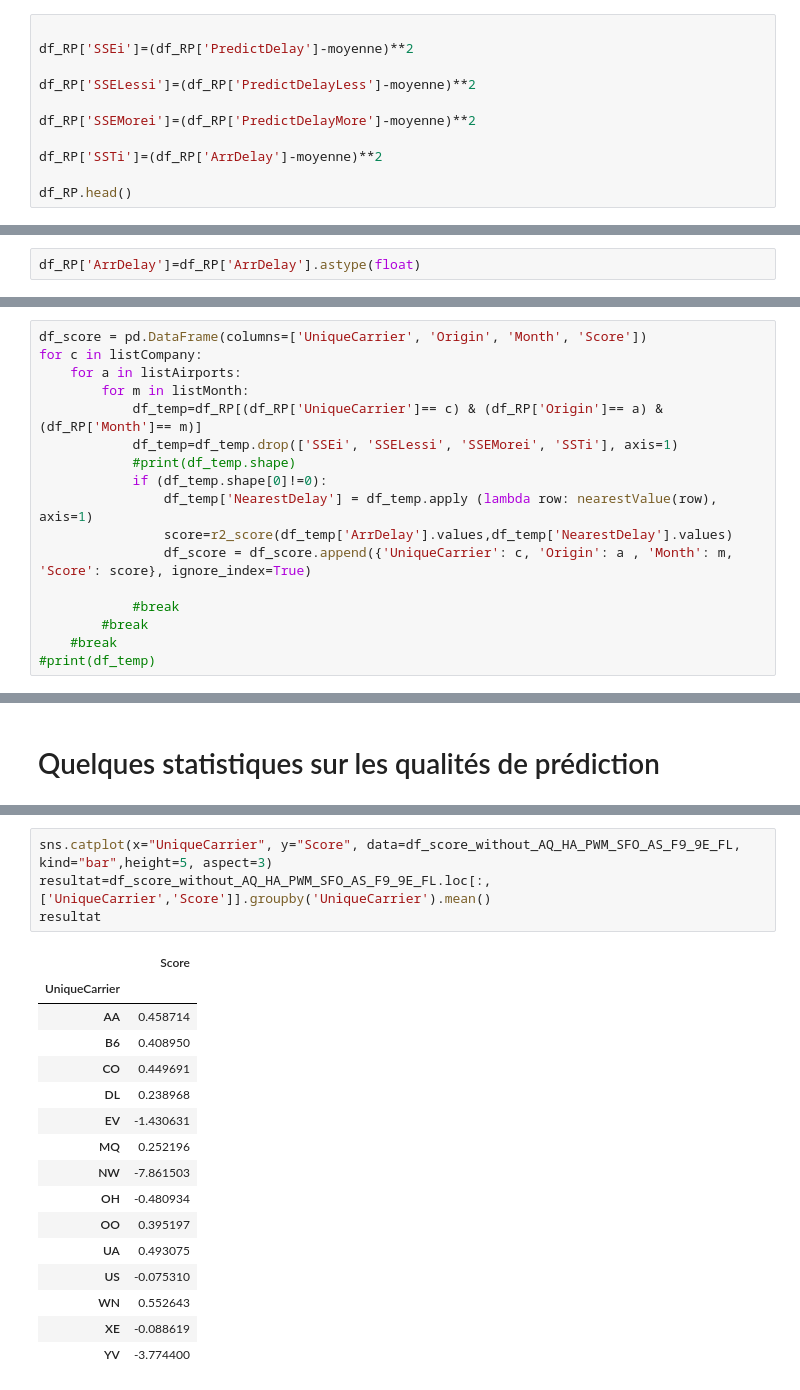
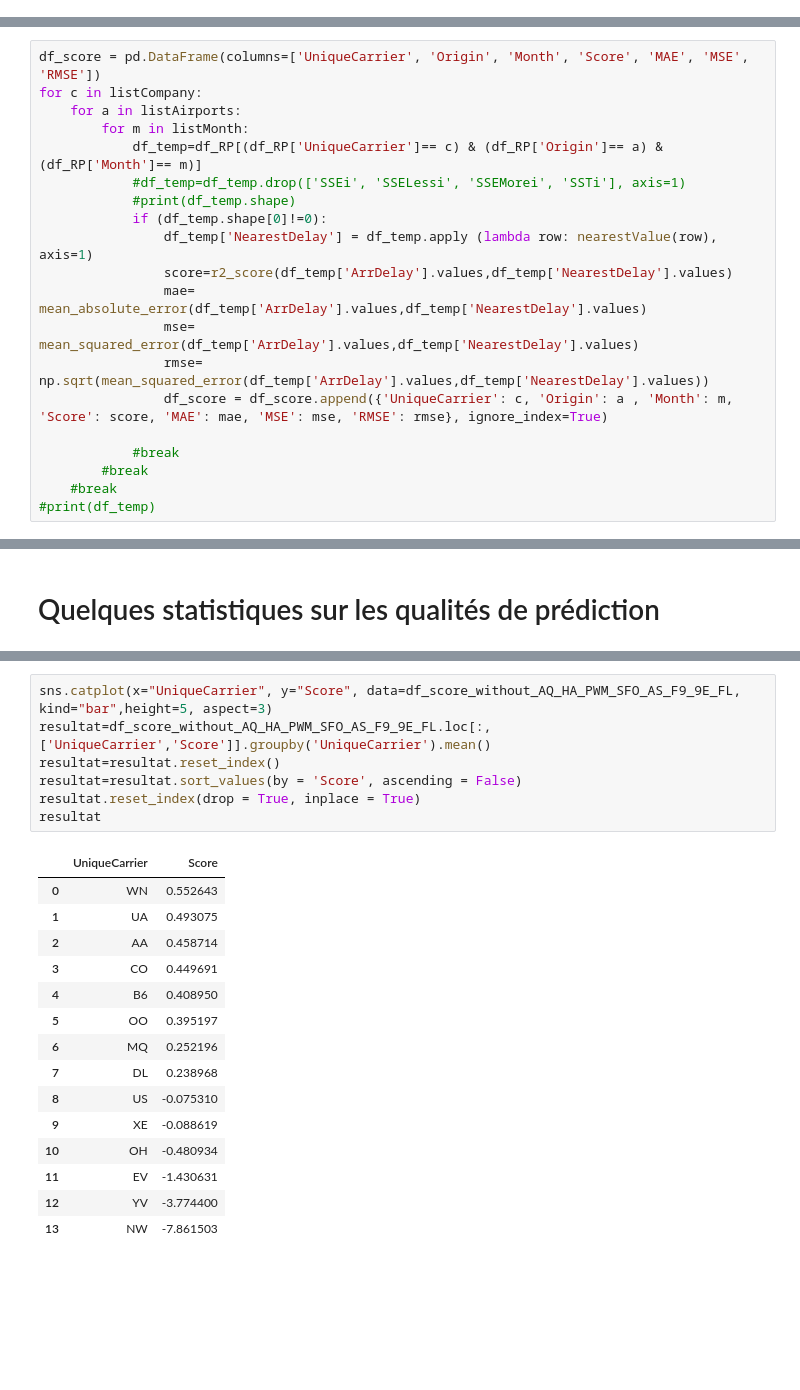
Before and after one commit to CoulibalyIsmael97/AJourneyToADataScientist, a Jupyter notebook: Prediction1_scorebyComapny_Airport_Month.ipynb, the cells around one changed output, grey strips where cells are left out. Drawn from its saved outputs; the diff is of its cells as text; blank space fills up the shorter version.

```diff
--- a/Prediction1_scorebyComapny_Airport_Month.ipynb
+++ b/Prediction1_scorebyComapny_Airport_Month.ipynb
@@ -168,11 +172,0 @@ moyenne
-# %%
-
-df_RP['SSEi']=(df_RP['PredictDelay']-moyenne)**2
-
-df_RP['SSELessi']=(df_RP['PredictDelayLess']-moyenne)**2
-
-df_RP['SSEMorei']=(df_RP['PredictDelayMore']-moyenne)**2
-
-df_RP['SSTi']=(df_RP['ArrDelay']-moyenne)**2
-
-df_RP.head()
@@ -202,2 +172,0 @@ r2_scoreMore
-# %%
-df_RP['ArrDelay']=df_RP['ArrDelay'].astype(float)
@@ -377,15 +351,18 @@ df_RP.shape
 # %%
-df_score = pd.DataFrame(columns=['UniqueCarrier', 'Origin', 'Month', 'Score'])
+df_score = pd.DataFrame(columns=['UniqueCarrier', 'Origin', 'Month', 'Score', 'MAE', 'MSE', 'RMSE'])
 for c in listCompany:
     for a in listAirports:
         for m in listMonth:
             df_temp=df_RP[(df_RP['UniqueCarrier']== c) & (df_RP['Origin']== a) & (df_RP['Month']== m)]
-            df_temp=df_temp.drop(['SSEi', 'SSELessi', 'SSEMorei', 'SSTi'], axis=1)
+            #df_temp=df_temp.drop(['SSEi', 'SSELessi', 'SSEMorei', 'SSTi'], axis=1)
             #print(df_temp.shape)
             if (df_temp.shape[0]!=0):
                 df_temp['NearestDelay'] = df_temp.apply (lambda row: nearestValue(row), axis=1)
                 score=r2_score(df_temp['ArrDelay'].values,df_temp['NearestDelay'].values)
-                df_score = df_score.append({'UniqueCarrier': c, 'Origin': a , 'Month': m, 'Score': score}, ignore_index=True)
+                mae= mean_absolute_error(df_temp['ArrDelay'].values,df_temp['NearestDelay'].values)
+                mse= mean_squared_error(df_temp['ArrDelay'].values,df_temp['NearestDelay'].values)
+                rmse= np.sqrt(mean_squared_error(df_temp['ArrDelay'].values,df_temp['NearestDelay'].values))
+                df_score = df_score.append({'UniqueCarrier': c, 'Origin': a , 'Month': m, 'Score': score, 'MAE': mae, 'MSE': mse, 'RMSE': rmse}, ignore_index=True)
 
             #break
         #break
@@ -557,22 +574,24 @@ sns.catplot(x="UniqueCarrier", y="Score", data=df_score, kind="bar",height=5, as
 # %%
 sns.catplot(x="UniqueCarrier", y="Score", data=df_score_without_AQ_HA_PWM_SFO_AS_F9_9E_FL, kind="bar",height=5, aspect=3)
 resultat=df_score_without_AQ_HA_PWM_SFO_AS_F9_9E_FL.loc[:, ['UniqueCarrier','Score']].groupby('UniqueCarrier').mean()
+resultat=resultat.reset_index()
+resultat=resultat.sort_values(by = 'Score', ascending = False)
+resultat.reset_index(drop = True, inplace = True)
 resultat
 # %% [output]
-|  | Score |
-| UniqueCarrier |  |
-| AA | 0.458714 |
-| B6 | 0.408950 |
-| CO | 0.449691 |
-| DL | 0.238968 |
-| EV | -1.430631 |
-| MQ | 0.252196 |
-| NW | -7.861503 |
-| OH | -0.480934 |
-| OO | 0.395197 |
-| UA | 0.493075 |
-| US | -0.075310 |
-| WN | 0.552643 |
-| XE | -0.088619 |
-| YV | -3.774400 |
+|  | UniqueCarrier | Score |
+| 0 | WN | 0.552643 |
+| 1 | UA | 0.493075 |
+| 2 | AA | 0.458714 |
+| 3 | CO | 0.449691 |
+| 4 | B6 | 0.408950 |
+| 5 | OO | 0.395197 |
+| 6 | MQ | 0.252196 |
+| 7 | DL | 0.238968 |
+| 8 | US | -0.075310 |
+| 9 | XE | -0.088619 |
+| 10 | OH | -0.480934 |
+| 11 | EV | -1.430631 |
+| 12 | YV | -3.774400 |
+| 13 | NW | -7.861503 |
 [figure]
```
Also changed, not shown: parts of 58 cells of this notebook, 5 other files.
